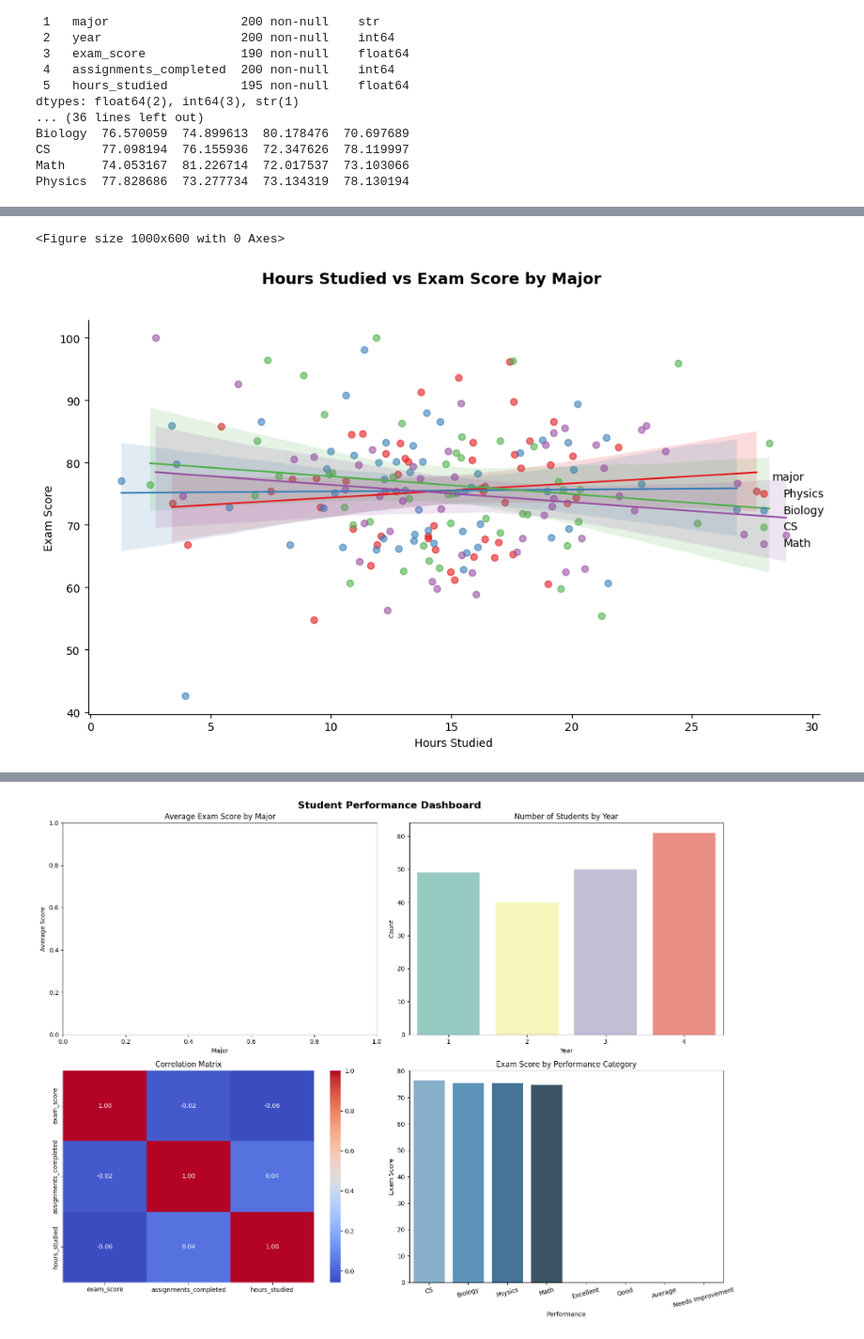
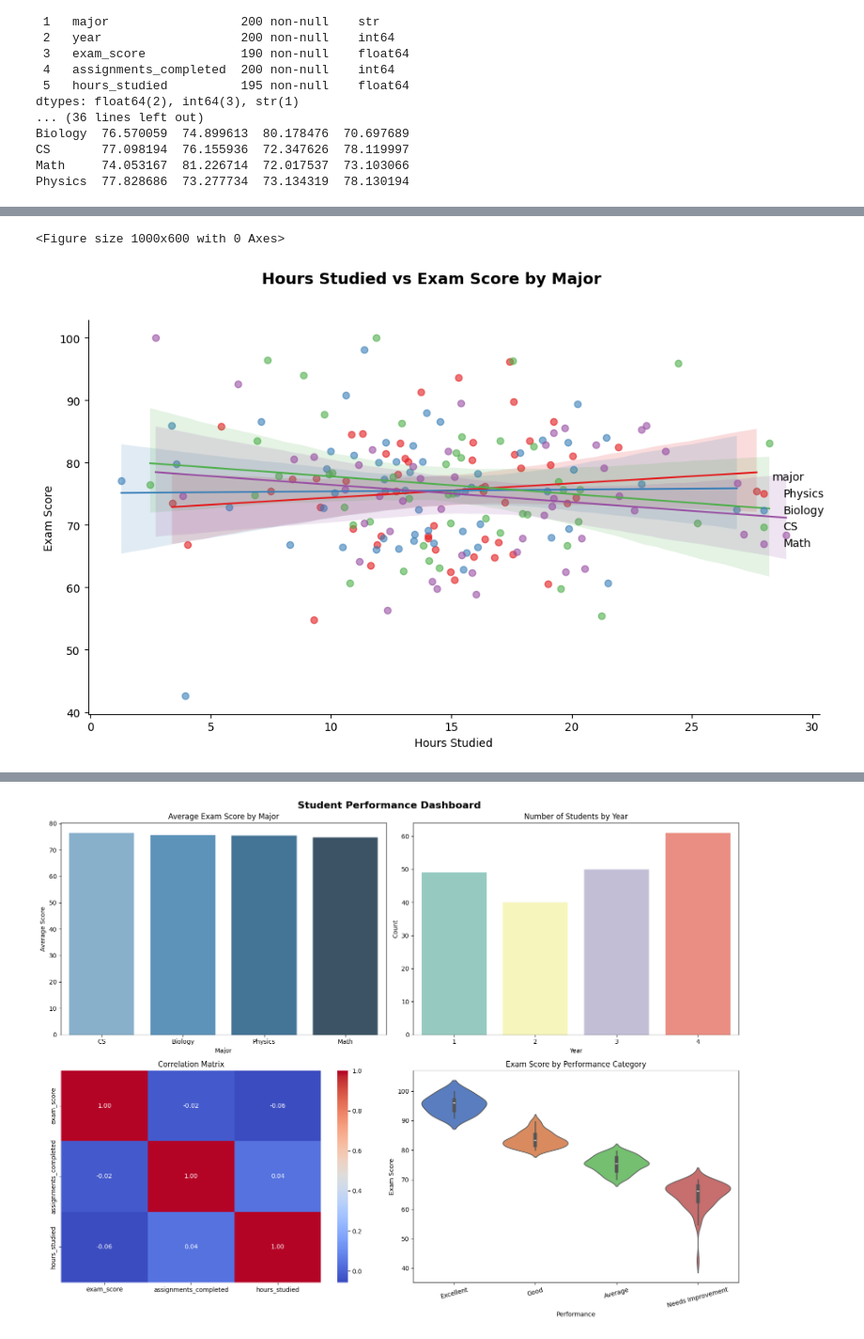
Before and after one commit to EsbertEfuaBorden/lab0-git-practice, a Jupyter notebook: lab0_exercise.ipynb, the cells around one changed output, grey strips where cells are left out. Shown at 94% size. Saved outputs shown, nothing was run; the diff lists cells and outputs as text; code cells hidden in the pictures.

```diff
--- a/lab0_exercise.ipynb
+++ b/lab0_exercise.ipynb
@@ -317,19 +291,17 @@ import seaborn as sns
 
 fig, (ax1, ax2) = plt.subplots(1, 2, figsize=(14, 5))
 
-sns.histplot(df['exam_score'], kde=True, ax=ax1, color='Pink')
-ax1.set_title('Distribution of Exam Scores')
-ax1.set_xlabel('Exam Score')
-ax1.set_ylabel('Count')
+sns.histplot(df["exam_score"], kde=True, ax=ax1, color="Pink")
+ax1.set_title("Distribution of Exam Scores")
+ax1.set_xlabel("Exam Score")
+ax1.set_ylabel("Count")
 
-sns.boxplot(data=df, x='major', y='exam_score', ax=ax2, palette='Set2')
-sns.boxplot(
-    x='major',    y='exam_score', hue='major', palette='Set2')
-ax2.set_title('Exam Scores by Major')
-ax2.set_xlabel('Major')
-ax2.set_ylabel('Exam Score')
+sns.boxplot(data=df, x="major", y="exam_score", ax=ax2, palette="Set2")
+ax2.set_title("Exam Scores by Major")
+ax2.set_xlabel("Major")
+ax2.set_ylabel("Exam Score")
 
-plt.suptitle('Exercise 6 - Task 1', fontsize=14, fontweight='bold')
+plt.suptitle("Exercise 6 - Task 1", fontsize=14, fontweight="bold")
 plt.tight_layout()
 plt.show()
 
@@ -343,19 +315,21 @@ plt.figure(figsize=(10, 6))
 
 sns.lmplot(
     data=df,
-    x='hours_studied',
-    y='exam_score',
-    hue='major',
-    palette='Set1',
+    x="hours_studied",
+    y="exam_score",
+    hue="major",
+    palette="Set1",
     height=6,
     aspect=1.5,
-    scatter_kws={'alpha': 0.6},
-    line_kws={'linewidth': 1.5}
+    scatter_kws={"alpha": 0.6},
+    line_kws={"linewidth": 1.5},
 )
 
-plt.suptitle('Hours Studied vs Exam Score by Major', fontsize=14, fontweight='bold', y=1.02)
-plt.xlabel('Hours Studied')
-plt.ylabel('Exam Score')
+plt.suptitle(
+    "Hours Studied vs Exam Score by Major", fontsize=14, fontweight="bold", y=1.02
+)
+plt.xlabel("Hours Studied")
+plt.ylabel("Exam Score")
 plt.tight_layout()
 plt.show()
 
@@ -367,46 +341,39 @@ plt.show()
 #       4. Violin plot: Exam score distribution by performance category
 # TODO: Adjust layout, add titles, and ensure readability
 
+
 fig, axes = plt.subplots(2, 2, figsize=(16, 12))
-fig.suptitle('Student Performance Dashboard', fontsize=16, fontweight='bold')
+fig.suptitle("Student Performance Dashboard", fontsize=16, fontweight="bold")
 
-avg_scores = df.groupby('major')['exam_score'].mean().sort_values(ascending=False)
-sns.barplot(x=avg_scores.index, y=avg_scores.values, hue=avg_scores.index, palette='Blues_d', legend=False)
-axes[0, 0].set_title('Average Exam Score by Major')
-axes[0, 0].set_xlabel('Major')
-axes[0, 0].set_ylabel('Average Score')
+avg_scores = df.groupby("major")["exam_score"].mean().sort_values(ascending=False)
+sns.barplot(x=avg_scores.index, y=avg_scores.values, ax=axes[0, 0], palette="Blues_d")
+axes[0, 0].set_title("Average Exam Score by Major")
+axes[0, 0].set_xlabel("Major")
+axes[0, 0].set_ylabel("Average Score")
 
-sns.countplot(data=df,x='year', ax=axes[0,1], hue='year', palette='Set3', legend=False)
-axes[0, 1].set_title('Number of Students by Year')
-axes[0, 1].set_xlabel('Year')
-axes[0, 1].set_ylabel('Count')
+sns.countplot(data=df, x="year", ax=axes[0, 1], palette="Set3")
+axes[0, 1].set_title("Number of Students by Year")
+axes[0, 1].set_xlabel("Year")
+axes[0, 1].set_ylabel("Count")
 
-numerical_cols = df[['exam_score', 'assignments_completed', 'hours_studied']]
+numerical_cols = df[["exam_score", "assignments_completed", "hours_studied"]]
 correlation_matrix = numerical_cols.corr()
-sns.heatmap(
-    correlation_matrix,
-    annot=True,
-    fmt='.2f',
-    cmap='coolwarm',
-    ax=axes[1, 0]
-)
-axes[1, 0].set_title('Correlation Matrix')
+sns.heatmap(correlation_matrix, annot=True, fmt=".2f", cmap="coolwarm", ax=axes[1, 0])
+axes[1, 0].set_title("Correlation Matrix")
 
-order = ['Excellent', 'Good', 'Average', 'Needs Improvement']
+order = ["Excellent", "Good", "Average", "Needs Improvement"]
 sns.violinplot(
     data=df,
-    x='major',
-    y='exam_score',
+    x="performance",
+    y="exam_score",
     order=order,
-    ax=axes[1,1],
-    hue='major',
-    palette='Set2',
-    legend=False
+    ax=axes[1, 1],
+    palette="muted",
 )
-axes[1, 1].set_title('Exam Score by Performance Category')
-axes[1, 1].set_xlabel('Performance')
-axes[1, 1].set_ylabel('Exam Score')
-axes[1, 1].tick_params(axis='x', rotation=15)  # tilts labels so they don't overlap
+axes[1, 1].set_title("Exam Score by Performance Category")
+axes[1, 1].set_xlabel("Performance")
+axes[1, 1].set_ylabel("Exam Score")
+axes[1, 1].tick_params(axis="x", rotation=15)
 
 plt.tight_layout()
 plt.show()
@@ -420,4 +398,4 @@ Passing `palette` without assigning `hue` is deprecated and will be removed in v
-[figure, old version]
+[figure, new version]
 # %%
 """
 Exercise 7: Integration Challenge
```
Also changed, not shown: parts of 7 cells of this notebook.
